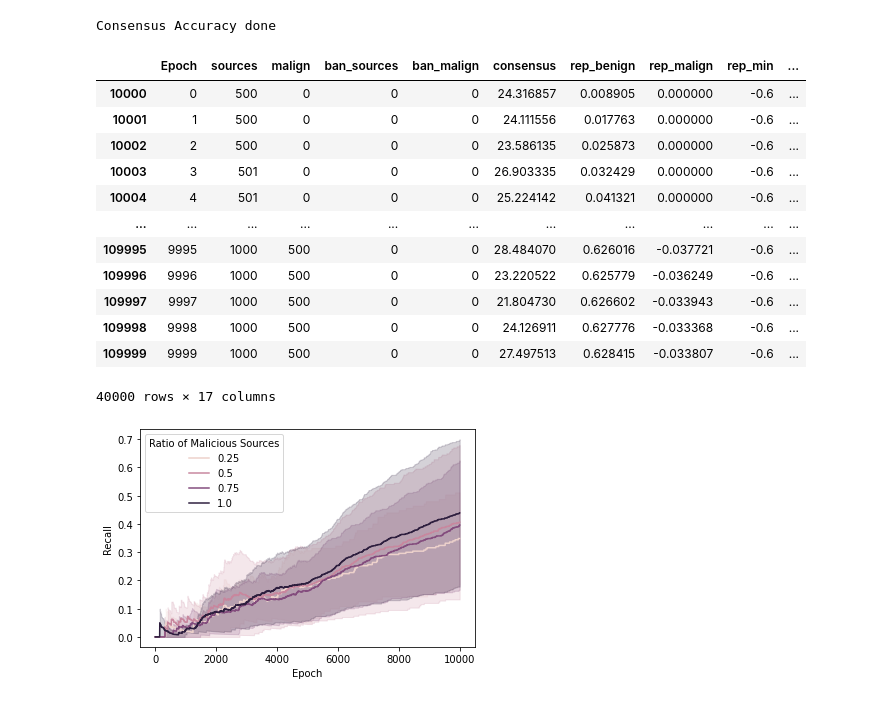
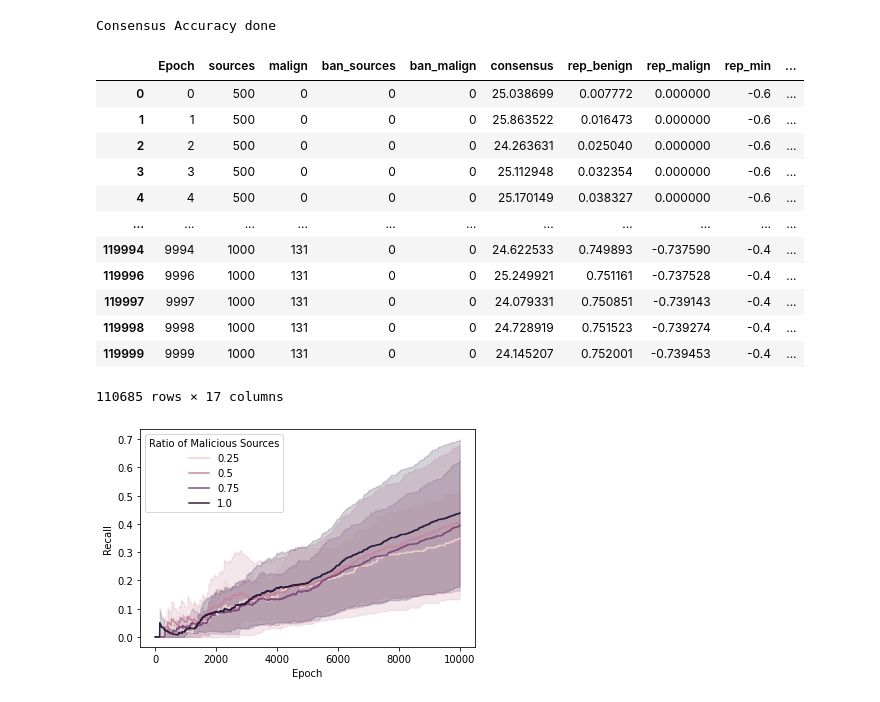
Before and after one commit to UniBO-PRISMLab/desmo-reputation, a Jupyter notebook: plots.ipynb, the cells around one changed output. Cells and saved outputs as stored; diff of their text form; code cells hidden in the pictures.

```diff
--- a/plots.ipynb
+++ b/plots.ipynb
@@ -75,28 +75,28 @@ df['Consensus Accuracy'] = df.apply(lambda row: (1 if abs(row['consensus'] - GRO
 print("Consensus Accuracy done")
 
 df_def = df.drop(df[df.Algorithm != 2].index)
-df_good = df.drop(df[df['Consensus Accuracy'] == 1].index)
+df_good = df.drop(df[df['Consensus Accuracy'] == 0].index)
 # %% [output]
 Consensus Accuracy done
 # %%
 # Reduce dataset for tests XXX
 # df_def = df.drop(df[df.repetition > 0].index)
 # df_def = df_def.drop(df_def[df_def.alpha == 0.3].index)
-df_def
+df_good
 # %% [output]
 |  | Epoch | sources | malign | ban_sources | ban_malign | consensus | rep_benign | rep_malign | rep_min | ... |
-| 10000 | 0 | 500 | 0 | 0 | 0 | 24.316857 | 0.008905 | 0.000000 | -0.6 | ... |
-| 10001 | 1 | 500 | 0 | 0 | 0 | 24.111556 | 0.017763 | 0.000000 | -0.6 | ... |
-| 10002 | 2 | 500 | 0 | 0 | 0 | 23.586135 | 0.025873 | 0.000000 | -0.6 | ... |
-| 10003 | 3 | 501 | 0 | 0 | 0 | 26.903335 | 0.032429 | 0.000000 | -0.6 | ... |
-| 10004 | 4 | 501 | 0 | 0 | 0 | 25.224142 | 0.041321 | 0.000000 | -0.6 | ... |
+| 0 | 0 | 500 | 0 | 0 | 0 | 25.038699 | 0.007772 | 0.000000 | -0.6 | ... |
+| 1 | 1 | 500 | 0 | 0 | 0 | 25.863522 | 0.016473 | 0.000000 | -0.6 | ... |
+| 2 | 2 | 500 | 0 | 0 | 0 | 24.263631 | 0.025040 | 0.000000 | -0.6 | ... |
+| 3 | 3 | 500 | 0 | 0 | 0 | 25.112948 | 0.032354 | 0.000000 | -0.6 | ... |
+| 4 | 4 | 500 | 0 | 0 | 0 | 25.170149 | 0.038327 | 0.000000 | -0.6 | ... |
 | ... | ... | ... | ... | ... | ... | ... | ... | ... | ... | ... |
-| 109995 | 9995 | 1000 | 500 | 0 | 0 | 28.484070 | 0.626016 | -0.037721 | -0.6 | ... |
-| 109996 | 9996 | 1000 | 500 | 0 | 0 | 23.220522 | 0.625779 | -0.036249 | -0.6 | ... |
-| 109997 | 9997 | 1000 | 500 | 0 | 0 | 21.804730 | 0.626602 | -0.033943 | -0.6 | ... |
-| 109998 | 9998 | 1000 | 500 | 0 | 0 | 24.126911 | 0.627776 | -0.033368 | -0.6 | ... |
-| 109999 | 9999 | 1000 | 500 | 0 | 0 | 27.497513 | 0.628415 | -0.033807 | -0.6 | ... |
+| 119994 | 9994 | 1000 | 131 | 0 | 0 | 24.622533 | 0.749893 | -0.737590 | -0.4 | ... |
+| 119996 | 9996 | 1000 | 131 | 0 | 0 | 25.249921 | 0.751161 | -0.737528 | -0.4 | ... |
+| 119997 | 9997 | 1000 | 131 | 0 | 0 | 24.079331 | 0.750851 | -0.739143 | -0.4 | ... |
+| 119998 | 9998 | 1000 | 131 | 0 | 0 | 24.728919 | 0.751523 | -0.739274 | -0.4 | ... |
+| 119999 | 9999 | 1000 | 131 | 0 | 0 | 24.145207 | 0.752001 | -0.739453 | -0.4 | ... |
-40000 rows × 17 columns
+110685 rows × 17 columns
 # %%
 # PLOT 1 [ DISCARD PLOT ] - RECALL OVER TIME
 # How many malicious sources I manage to kick out over time.
```
Also changed, not shown: parts of 3 cells of this notebook, 2 other files.
